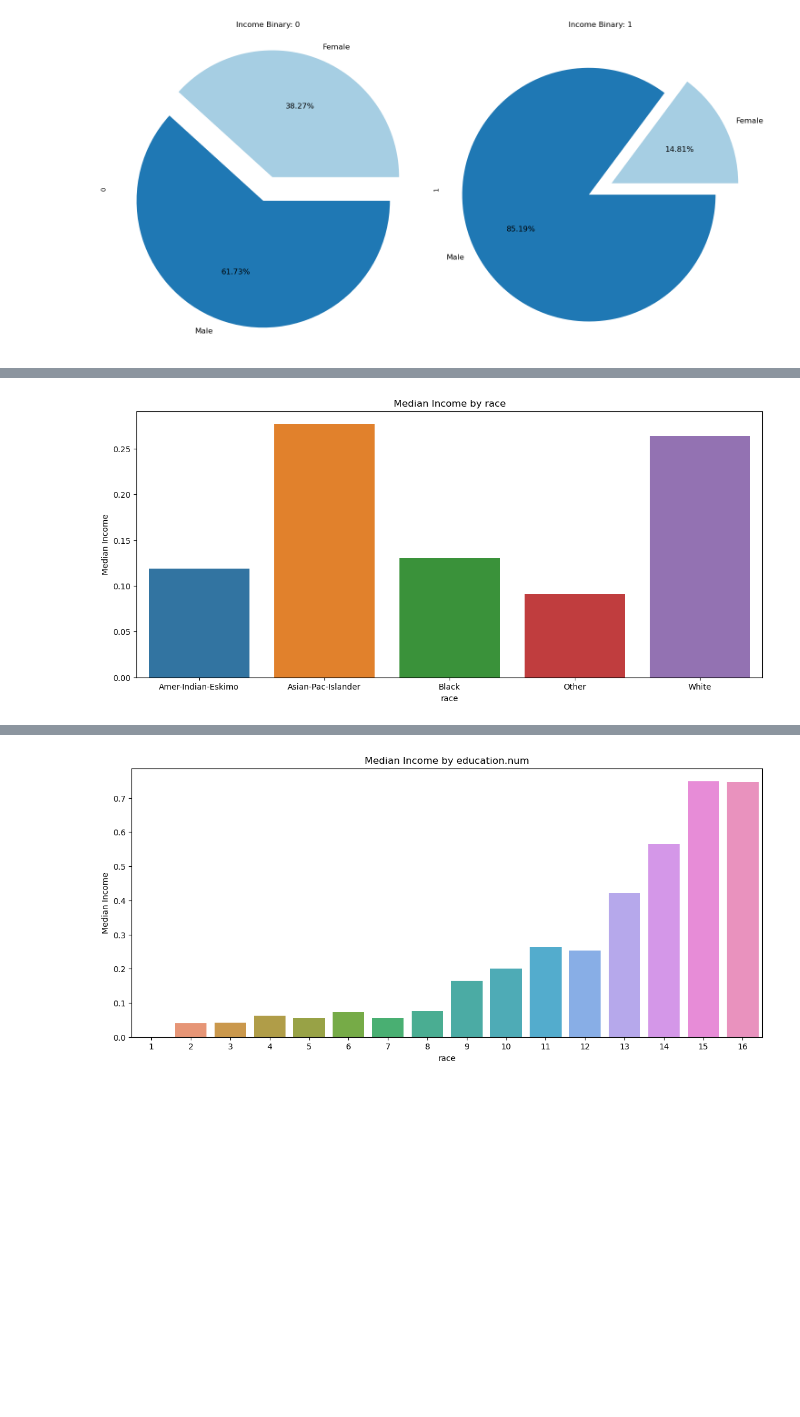
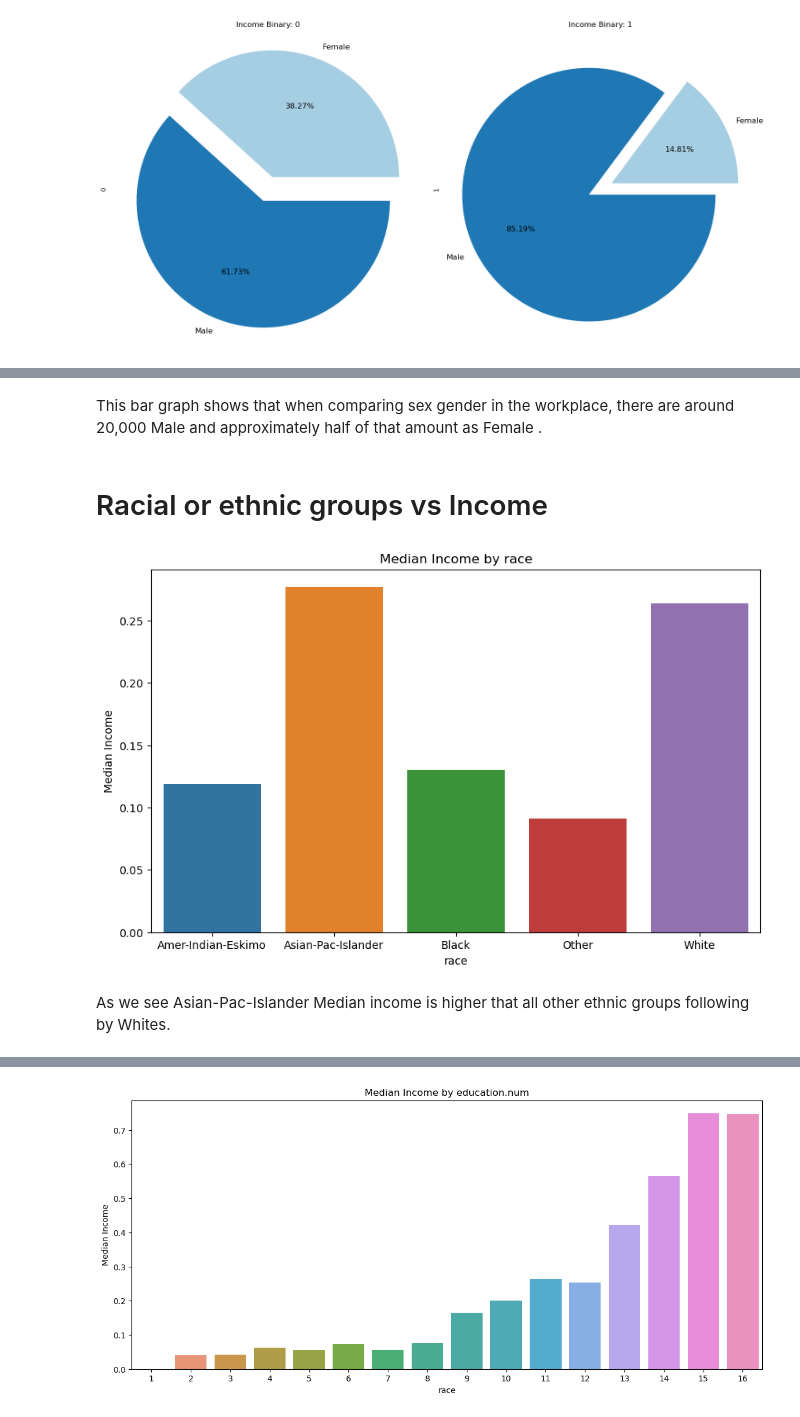
Before and after one commit to Naqibee/Project4, a Jupyter notebook: Income_Prediction.ipynb, the cells around one changed output, grey strips where cells are left out. Cells and saved outputs as stored; diff of their text form; code cells hidden in the pictures; blank space fills up the shorter version.

```diff
--- a/Income_Prediction.ipynb
+++ b/Income_Prediction.ipynb
@@ -170,13 +182,19 @@ pie_chart_income_education(df)
+# %% [markdown]
+This bar graph shows that when comparing sex gender in the workplace, there are around 20,000 Male and approximately half of that amount as Female .
+# %% [markdown]
+# Racial or ethnic groups vs Income
 # %%
 # Allows for the average income for different race groups
 avg = df.groupby('race')['income_binary'].mean()
 x = avg.index
 y = avg.values
-plt.figure(figsize=(14, 6))
+plt.figure(figsize=(10, 6))
 sns.barplot(x=avg.index, y=avg.values)
 plt.xlabel('race')
 plt.ylabel('Median Income')
 plt.title('Median Income by race')
 plt.show()
 # %% [output]
-[figure, old version]
+[figure, new version]
+# %% [markdown]
+As we see Asian-Pac-Islander Median income is higher that all other ethnic groups following by Whites.
```
Also changed, not shown: parts of 19 cells of this notebook.
